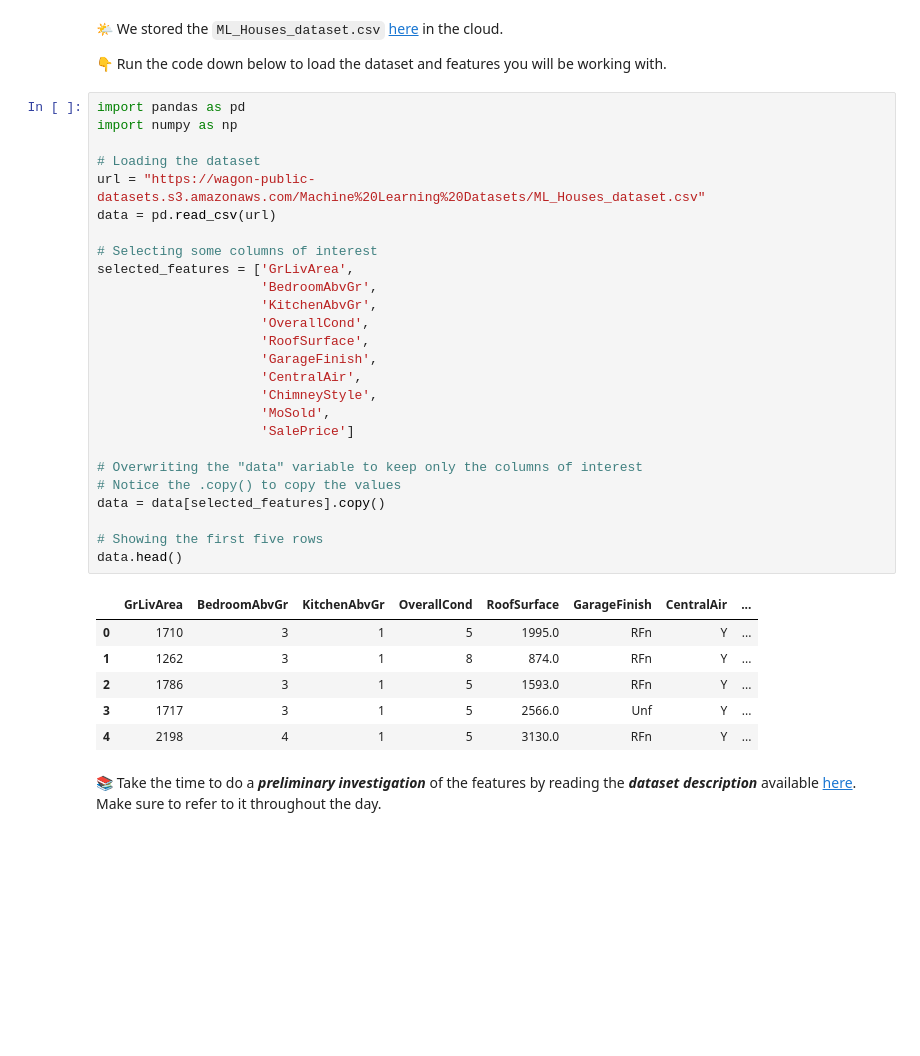
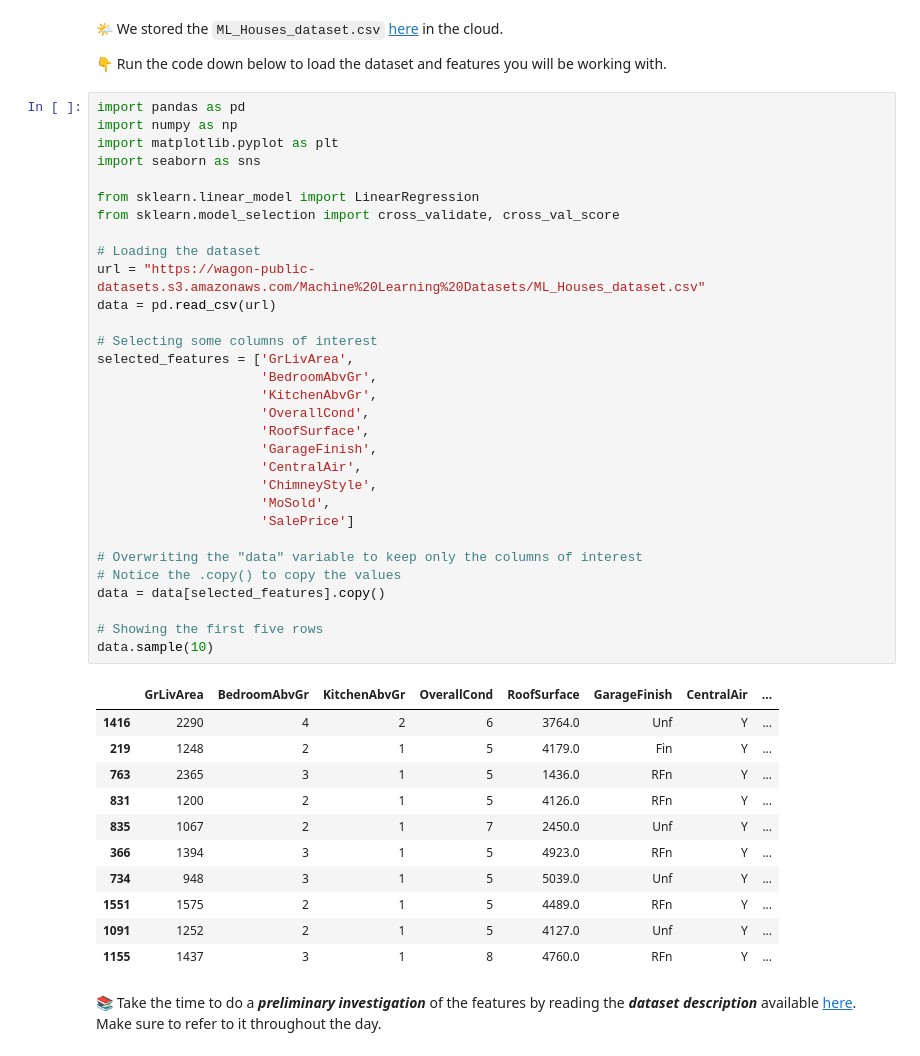
Before and after one commit to renzorico/data-preprocessing-workflow, a Jupyter notebook: Preprocessing-Workflow.ipynb, the cells around one changed output. Drawn from its saved outputs; the diff is of its cells as text; blank space fills up the shorter version.

```diff
--- a/Preprocessing-Workflow.ipynb
+++ b/Preprocessing-Workflow.ipynb
@@ -9,36 +9,46 @@
 # %%
 import pandas as pd
 import numpy as np
+import matplotlib.pyplot as plt
+import seaborn as sns
+
+from sklearn.linear_model import LinearRegression
+from sklearn.model_selection import cross_validate, cross_val_score
 
 # Loading the dataset
 url = "https://wagon-public-datasets.s3.amazonaws.com/Machine%20Learning%20Datasets/ML_Houses_dataset.csv"
 data = pd.read_csv(url)
 
 # Selecting some columns of interest
 selected_features = ['GrLivArea',
                      'BedroomAbvGr',
                      'KitchenAbvGr',
                      'OverallCond',
                      'RoofSurface',
                      'GarageFinish',
                      'CentralAir',
                      'ChimneyStyle',
                      'MoSold',
                      'SalePrice']
 
 # Overwriting the "data" variable to keep only the columns of interest
 # Notice the .copy() to copy the values
 data = data[selected_features].copy()
 
 # Showing the first five rows
-data.head()
+data.sample(10)
 # %% [output]
 |  | GrLivArea | BedroomAbvGr | KitchenAbvGr | OverallCond | RoofSurface | GarageFinish | CentralAir | ... |
-| 0 | 1710 | 3 | 1 | 5 | 1995.0 | RFn | Y | ... |
-| 1 | 1262 | 3 | 1 | 8 | 874.0 | RFn | Y | ... |
-| 2 | 1786 | 3 | 1 | 5 | 1593.0 | RFn | Y | ... |
-| 3 | 1717 | 3 | 1 | 5 | 2566.0 | Unf | Y | ... |
-| 4 | 2198 | 4 | 1 | 5 | 3130.0 | RFn | Y | ... |
+| 1416 | 2290 | 4 | 2 | 6 | 3764.0 | Unf | Y | ... |
+| 219 | 1248 | 2 | 1 | 5 | 4179.0 | Fin | Y | ... |
+| 763 | 2365 | 3 | 1 | 5 | 1436.0 | RFn | Y | ... |
+| 831 | 1200 | 2 | 1 | 5 | 4126.0 | RFn | Y | ... |
+| 835 | 1067 | 2 | 1 | 7 | 2450.0 | Unf | Y | ... |
+| 366 | 1394 | 3 | 1 | 5 | 4923.0 | RFn | Y | ... |
+| 734 | 948 | 3 | 1 | 5 | 5039.0 | Unf | Y | ... |
+| 1551 | 1575 | 2 | 1 | 5 | 4489.0 | RFn | Y | ... |
+| 1091 | 1252 | 2 | 1 | 5 | 4127.0 | Unf | Y | ... |
+| 1155 | 1437 | 3 | 1 | 8 | 4760.0 | RFn | Y | ... |
 # %% [markdown]
 📚 Take the time to do a ***preliminary investigation*** of the features by reading the ***dataset description*** available [here](https://wagon-public-datasets.s3.amazonaws.com/Machine%20Learning%20Datasets/ML_Houses_dataset_description.txt). Make sure to refer to it throughout the day.
 # %% [markdown]
```
Also changed, not shown: parts of 5 cells of this notebook.
